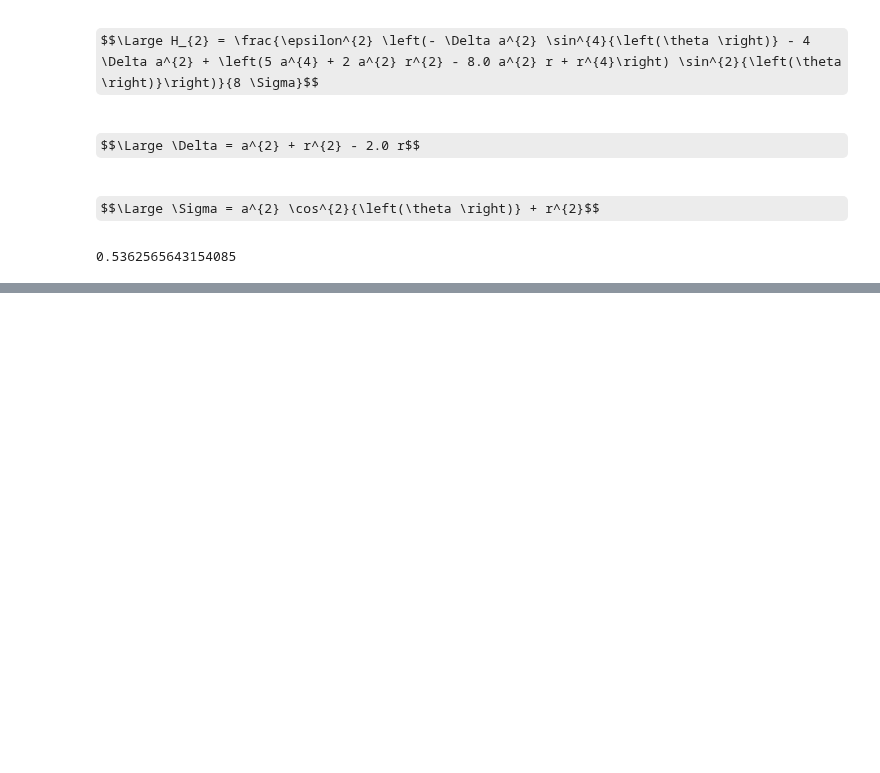
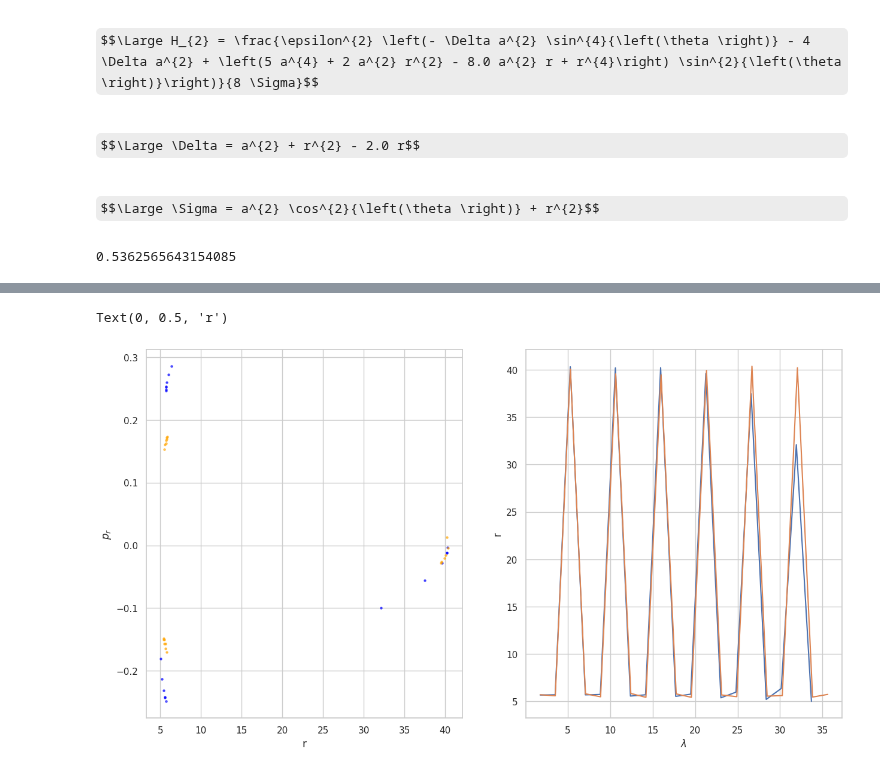
Before and after one commit to orion0042/Kerr-Geodesics, a Jupyter notebook: full-perturbed.ipynb, the cells around one changed output, grey strips where cells are left out. Drawn from its saved outputs; the diff is of its cells as text; code cells hidden in the pictures; some formulas as TeX source; blank space fills up the shorter version.

```diff
--- a/full-perturbed.ipynb
+++ b/full-perturbed.ipynb
@@ -380,3 +527,38 @@ Mean Error =  0.00323522362164366
+# %%
+data_pcr = np.loadtxt("pcrdata.dat")
+pr0 = np.gradient(lam_arr, r_arr)[0]
+pr_lam = data_pcr[:, 0]
+pr_r = data_pcr[:, 1]
+pr_pr = data_pcr[:, 2]
+
+i = 0
+n = 1
+
+pr_sliced = p_r[i::n]
+p_pr_sliced = p_pr[i::n]
+plam_sliced = p_lam[i::n]
+
+j = i
+pr_lam_s = pr_lam[j::n]
+pr_r_s = pr_r[j::n]
+pr_p_s = pr_pr[j::n]
+
+f, (ax1, ax2) = plt.subplots(1, 2, figsize=(15, 8))
+ax1.scatter(pr_sliced, p_pr_sliced, s=5, alpha=0.6, color='blue')
+ax1.scatter(pr_r_s, pr_p_s, s=5, alpha=0.6, color='orange')
+ax1.set_xlabel('r')
+ax1.set_ylabel(r'$p_r$')
+#ax1.set_xlim(0, 10)
+
+ax2.plot(plam_sliced, pr_sliced)
+ax2.plot(pr_lam_s, pr_r_s)
+ax2.set_xlabel(r'$\lambda$')
+ax2.set_ylabel('r')
+#ax2.set_ylim(5, 8)
+#plt.xlim(0, 40)
+# %% [output]
+Text(0, 0.5, 'r')
+[figure, added]
 # %%
 #Recomputing V1 and V2 from solved r and theta
 V1_vals = np.array([rhs_potentials(r, th, E, Lz, a, get_K(lam), epsilon)[0] for r, th, lam in zip(r_arr, th_arr, lam_arr)])
```
Also changed, not shown: parts of 14 cells of this notebook.
